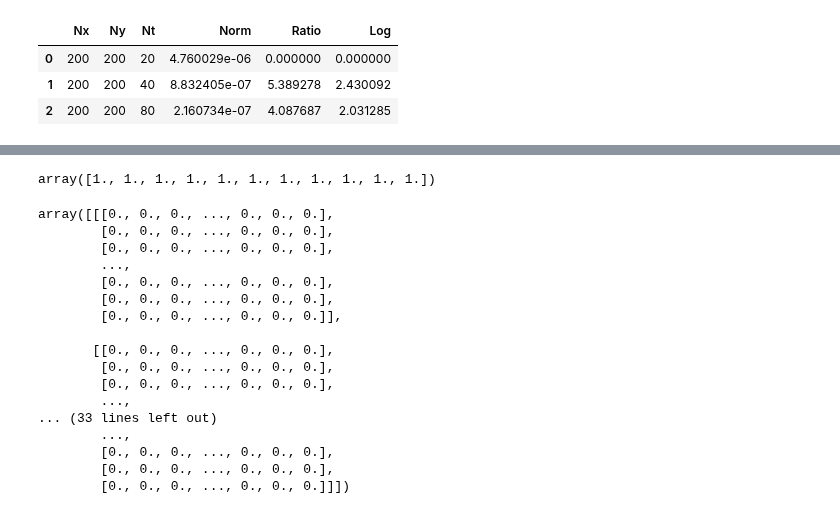
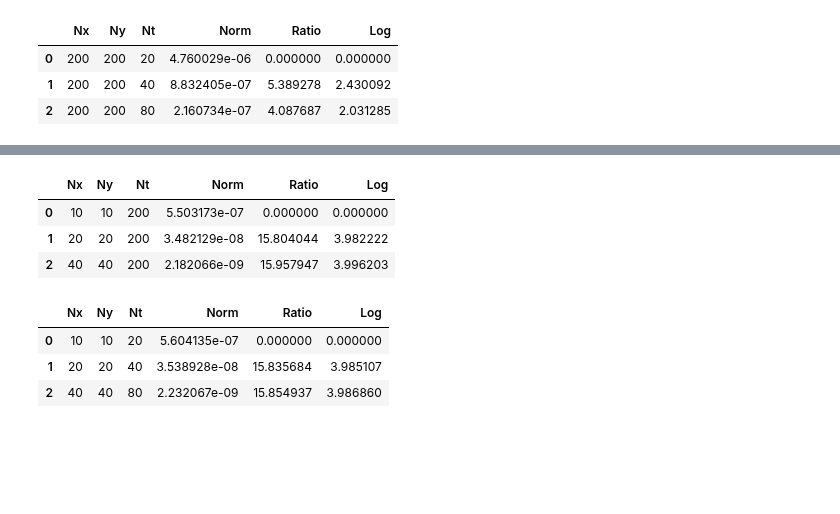
Before and after one commit to HatefDastour/Notes, a Jupyter notebook: Finite_Difference_Method/FDTD_2D.ipynb, the cells around one changed output, grey strips where cells are left out. Saved outputs shown, nothing was run; the diff lists cells and outputs as text; code cells hidden in the pictures; blank space fills up the shorter version.

```diff
--- a/Finite_Difference_Method/FDTD_2D.ipynb
+++ b/Finite_Difference_Method/FDTD_2D.ipynb
@@ -925,25 +1056,46 @@ SyntaxError: invalid syntax (<ipython-input-31-ce632b38081c>, line 57)
-# %%
-np.ones(11)
-# %% [output]
-array([1., 1., 1., 1., 1., 1., 1., 1., 1., 1., 1.])
-# %%
-F1=np.zeros((11,11,11), dtype=float)
-F1
-# %% [output]
-array([[[0., 0., 0., ..., 0., 0., 0.],
-        [0., 0., 0., ..., 0., 0., 0.],
-        [0., 0., 0., ..., 0., 0., 0.],
-        ...,
-        [0., 0., 0., ..., 0., 0., 0.],
-        [0., 0., 0., ..., 0., 0., 0.],
-        [0., 0., 0., ..., 0., 0., 0.]],
-
-       [[0., 0., 0., ..., 0., 0., 0.],
-        [0., 0., 0., ..., 0., 0., 0.],
-        [0., 0., 0., ..., 0., 0., 0.],
-        ...,
-... (33 lines left out)
-        ...,
-        [0., 0., 0., ..., 0., 0., 0.],
-        [0., 0., 0., ..., 0., 0., 0.],
-        [0., 0., 0., ..., 0., 0., 0.]]])
+# %%
+it=3
+Norm=np.zeros(it, dtype=float)
+N0=10;
+Nt0=200;
+N=np.asarray([N0*2**n for n in range(0,it)])
+Nt=np.asarray([Nt0 for n in range(0,it)])
+Ratio=np.zeros(it, dtype=float)
+LOG=np.zeros(it, dtype=float)
+# iteration
+for n in range(it):
+    Norm[n],_,_ =Example02_4thSolver2D_ED1(N[n],Nt[n])
+    if (n>0):
+        Ratio[n]=Norm[n-1]/Norm[n]
+        LOG[n]=math.log(Ratio[n],2)
+
+data = pd.DataFrame({'Nx': N, 'Ny': N, 'Nt': Nt, 'Norm': Norm, 'Ratio': Ratio, 'Log': LOG})
+data
+# %% [output]
+|  | Nx | Ny | Nt | Norm | Ratio | Log |
+| 0 | 10 | 10 | 200 | 5.503173e-07 | 0.000000 | 0.000000 |
+| 1 | 20 | 20 | 200 | 3.482129e-08 | 15.804044 | 3.982222 |
+| 2 | 40 | 40 | 200 | 2.182066e-09 | 15.957947 | 3.996203 |
+# %%
+it=3
+Norm=np.zeros(it, dtype=float)
+N0=10;
+Nt0=20;
+N=np.asarray([N0*2**n for n in range(0,it)])
+Nt=np.asarray([Nt0*2**n for n in range(0,it)])
+Ratio=np.zeros(it, dtype=float)
+LOG=np.zeros(it, dtype=float)
+# iteration
+for n in range(it):
+    Norm[n],_,_ =Example02_4thSolver2D_ED1(N[n],Nt[n])
+    if (n>0):
+        Ratio[n]=Norm[n-1]/Norm[n]
+        LOG[n]=math.log(Ratio[n],2)
+
+data = pd.DataFrame({'Nx': N, 'Ny': N, 'Nt': Nt, 'Norm': Norm, 'Ratio': Ratio, 'Log': LOG})
+data
+# %% [output]
+|  | Nx | Ny | Nt | Norm | Ratio | Log |
+| 0 | 10 | 10 | 20 | 5.604135e-07 | 0.000000 | 0.000000 |
+| 1 | 20 | 20 | 40 | 3.538928e-08 | 15.835684 | 3.985107 |
+| 2 | 40 | 40 | 80 | 2.232067e-09 | 15.854937 | 3.986860 |
```
Also changed, not shown: parts of 18 cells of this notebook, 1 other file.
